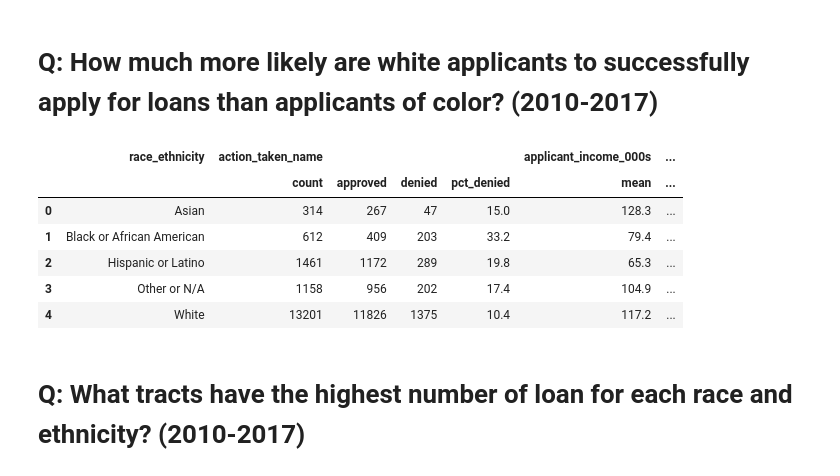
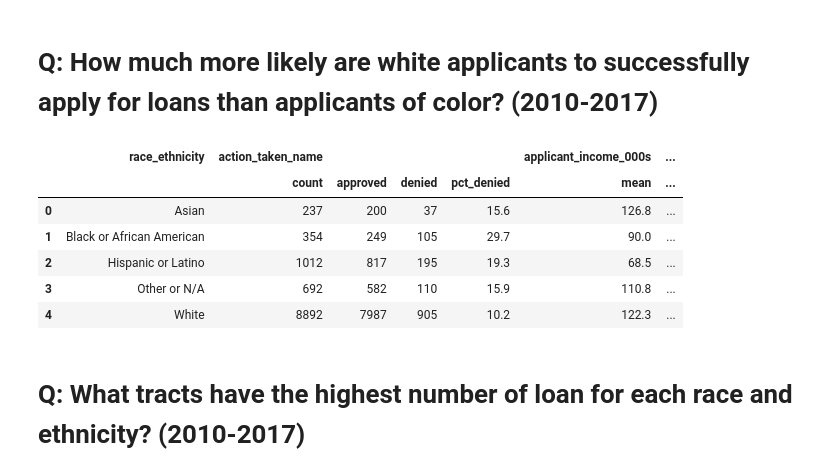
Before and after one commit to thetylerloop/tyler-home-loans, a Jupyter notebook: Home Loans (HMDA) Analysis.ipynb, the cells around one changed output. Cells and saved outputs as stored; diff of their text form; code cells hidden in the pictures.

```diff
--- a/Home Loans (HMDA) Analysis.ipynb
+++ b/Home Loans (HMDA) Analysis.ipynb
@@ -115,36 +115,36 @@ data.round(1)
 # %%
 data = filtered_hmda[filtered_hmda['as_of_year'] >= 2010]
 
 def approved(group_column):
     counts = group_column.value_counts()
 
     return counts['Loan originated']
 
 def denied(group_column):
     counts = group_column.value_counts()
 
     return counts['Application denied by financial institution']
 
 def pct_denied(group_column):
     counts = group_column.value_counts()
 
     return counts['Application denied by financial institution'] / sum(counts) * 100
 
-data = filtered_hmda.groupby('race_ethnicity', as_index=False).agg({
+data = data.groupby('race_ethnicity', as_index=False).agg({
     'action_taken_name': ['count', approved, denied, pct_denied],
     'applicant_income_000s': 'mean',
     'loan_amount_000s': 'mean',
 })
 
 data.round(1)
 # %% [output]
 |  | race_ethnicity | action_taken_name |  |  |  | applicant_income_000s | ... |
 |  |  | count | approved | denied | pct_denied | mean | ... |
-| 0 | Asian | 314 | 267 | 47 | 15.0 | 128.3 | ... |
-| 1 | Black or African American | 612 | 409 | 203 | 33.2 | 79.4 | ... |
-| 2 | Hispanic or Latino | 1461 | 1172 | 289 | 19.8 | 65.3 | ... |
-| 3 | Other or N/A | 1158 | 956 | 202 | 17.4 | 104.9 | ... |
-| 4 | White | 13201 | 11826 | 1375 | 10.4 | 117.2 | ... |
+| 0 | Asian | 237 | 200 | 37 | 15.6 | 126.8 | ... |
+| 1 | Black or African American | 354 | 249 | 105 | 29.7 | 90.0 | ... |
+| 2 | Hispanic or Latino | 1012 | 817 | 195 | 19.3 | 68.5 | ... |
+| 3 | Other or N/A | 692 | 582 | 110 | 15.9 | 110.8 | ... |
+| 4 | White | 8892 | 7987 | 905 | 10.2 | 122.3 | ... |
 # %% [markdown]
 # Q: What tracts have the highest number of loan for each race and ethnicity? (2010-2017)
 # %%
```
Also changed, not shown: parts of 8 cells of this notebook.
